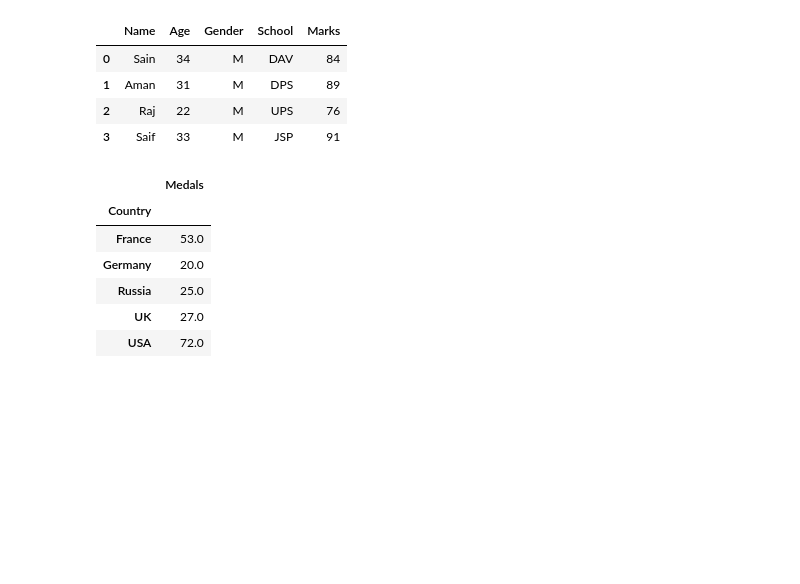
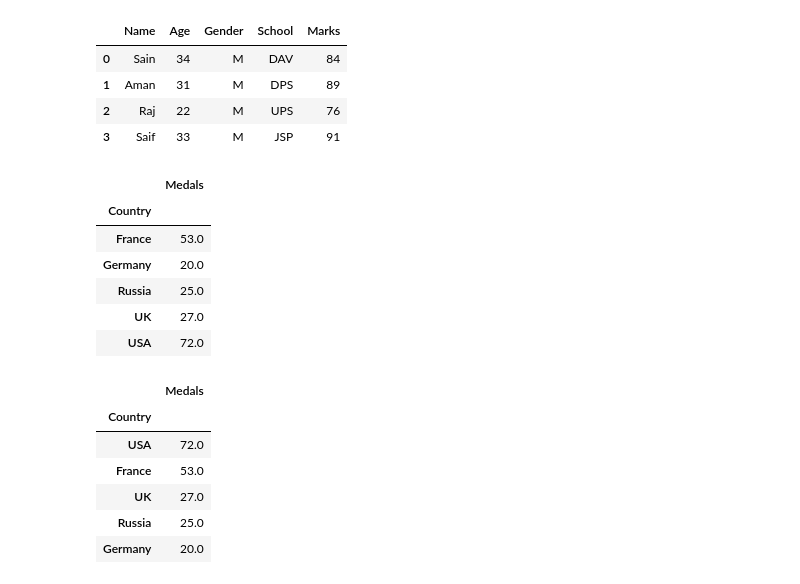
Before and after one commit to Shashwatsingh22/Python_Libraries_For_Data_Science, a Jupyter notebook: Pandas/Merge_and_Append.ipynb, the cells around one changed output. Saved outputs shown, nothing was run; the diff lists cells and outputs as text; code cells hidden in the pictures; blank space fills up the shorter version.

```diff
--- a/Pandas/Merge_and_Append.ipynb
+++ b/Pandas/Merge_and_Append.ipynb
@@ -233,0 +231,13 @@ total=so
+# %%
+#the total medal count in descending order
+#For doing this we need to use an method called "sort_values" which will take an parameter of col to which we wants to sort
+total=total_medals.sort_values("Medals",ascending=False)
+total
+# %% [output]
+|  | Medals |
+| Country |  |
+| USA | 72.0 |
+| France | 53.0 |
+| UK | 27.0 |
+| Russia | 25.0 |
+| Germany | 20.0 |
```
Also changed, not shown: parts of 1 cell of this notebook.
